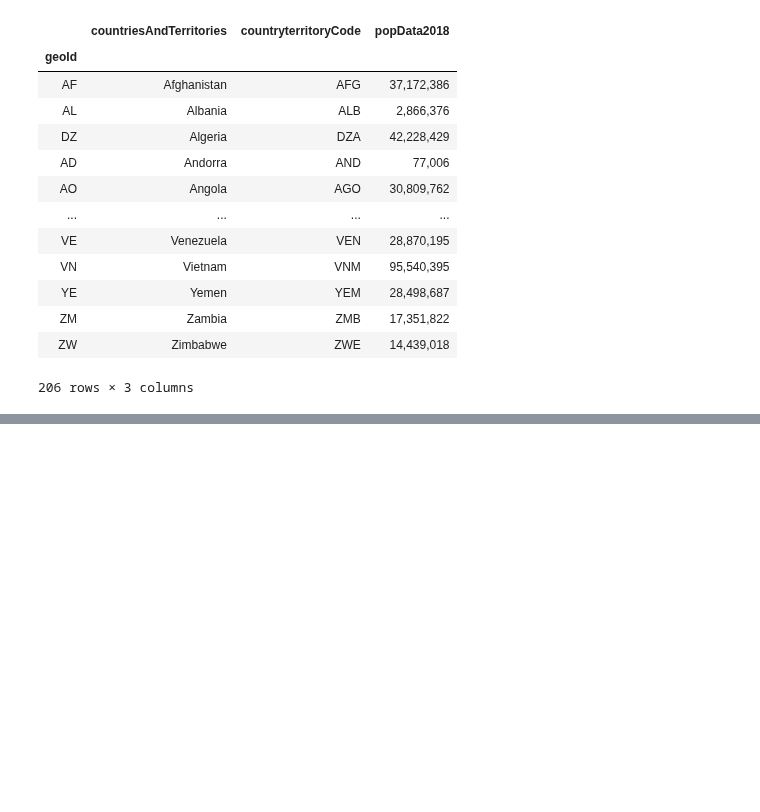
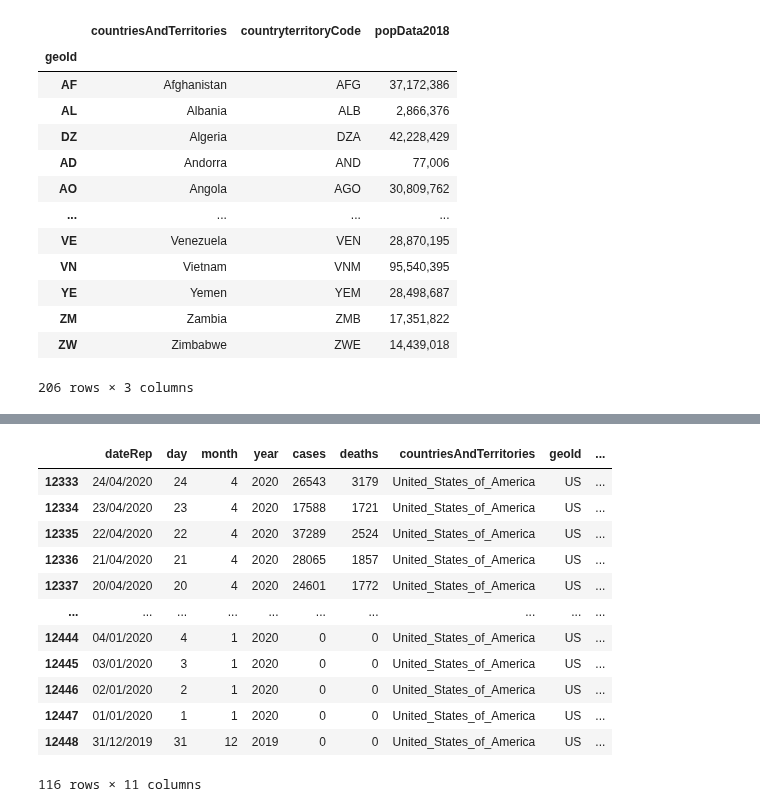
Before and after one commit to 4dsolutions/Curriculum_Development, a Jupyter notebook: IntroDS004.ipynb, the cells around one changed output, grey strips where cells are left out. Drawn from its saved outputs; the diff is of its cells as text; code cells hidden in the pictures; blank space fills up the shorter version.

```diff
--- a/IntroDS004.ipynb
+++ b/IntroDS004.ipynb
@@ -195,0 +196,18 @@ plt.show();
+# %%
+SlicedDataframesDict = dict(list(df.groupby('geoId')))
+# %%
+SlicedDataframesDict['US']
+# %% [output]
+|  | dateRep | day | month | year | cases | deaths | countriesAndTerritories | geoId | ... |
+| 12333 | 24/04/2020 | 24 | 4 | 2020 | 26543 | 3179 | United_States_of_America | US | ... |
+| 12334 | 23/04/2020 | 23 | 4 | 2020 | 17588 | 1721 | United_States_of_America | US | ... |
+| 12335 | 22/04/2020 | 22 | 4 | 2020 | 37289 | 2524 | United_States_of_America | US | ... |
+| 12336 | 21/04/2020 | 21 | 4 | 2020 | 28065 | 1857 | United_States_of_America | US | ... |
+| 12337 | 20/04/2020 | 20 | 4 | 2020 | 24601 | 1772 | United_States_of_America | US | ... |
+| ... | ... | ... | ... | ... | ... | ... | ... | ... | ... |
+| 12444 | 04/01/2020 | 4 | 1 | 2020 | 0 | 0 | United_States_of_America | US | ... |
+| 12445 | 03/01/2020 | 3 | 1 | 2020 | 0 | 0 | United_States_of_America | US | ... |
+| 12446 | 02/01/2020 | 2 | 1 | 2020 | 0 | 0 | United_States_of_America | US | ... |
+| 12447 | 01/01/2020 | 1 | 1 | 2020 | 0 | 0 | United_States_of_America | US | ... |
+| 12448 | 31/12/2019 | 31 | 12 | 2019 | 0 | 0 | United_States_of_America | US | ... |
+116 rows × 11 columns
```
Also changed, not shown: parts of 9 cells of this notebook, 2 other files.
